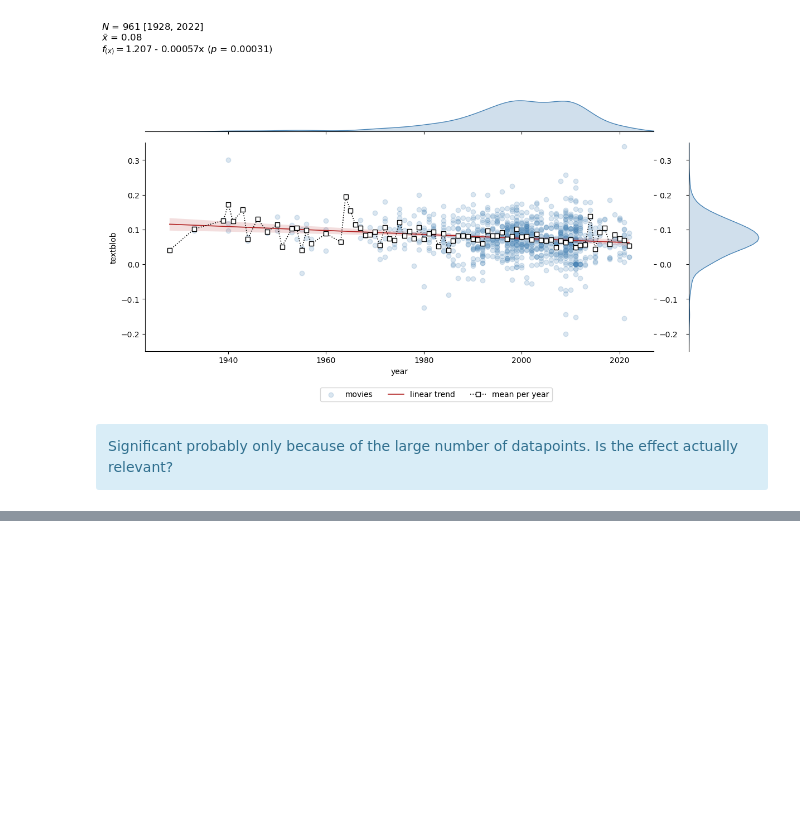
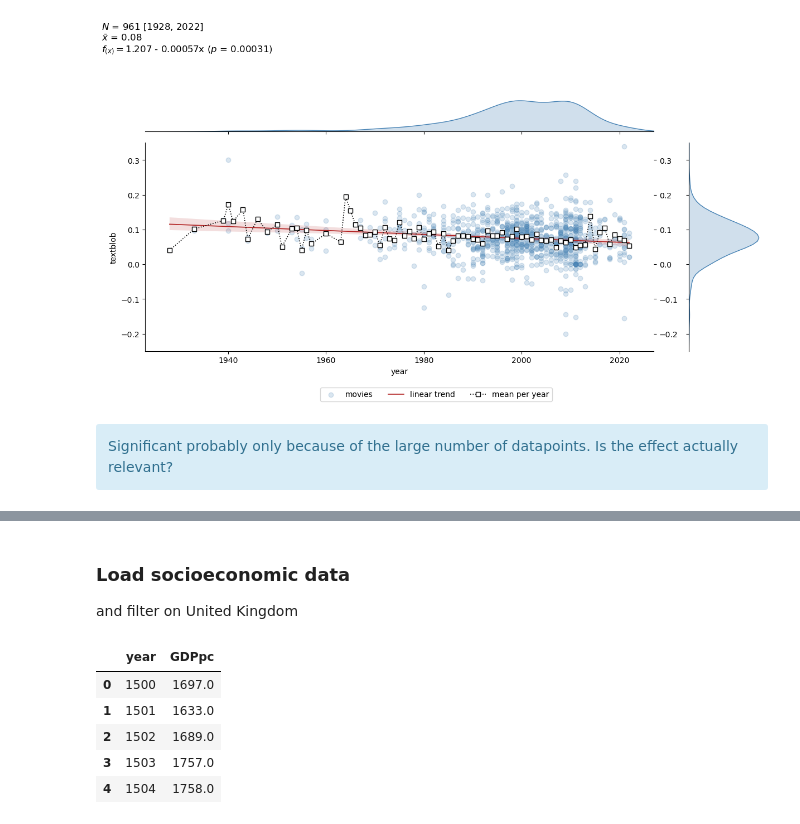
Before and after one commit to dominikpegler/computational-social-sciences, a Jupyter notebook: assignments/Assignment 4 - Socioeconomic analysis.ipynb, the cells around one changed output, grey strips where cells are left out. Drawn from its saved outputs; the diff is of its cells as text; code cells hidden in the pictures; blank space fills up the shorter version.

```diff
--- a/assignments/Assignment 4 - Socioeconomic analysis.ipynb
+++ b/assignments/Assignment 4 - Socioeconomic analysis.ipynb
@@ -250,0 +260,21 @@ g.fig.tight_layout()
+# %% [markdown]
+### Load socioeconomic data
+
+and filter on United Kingdom
+# %%
+df_gdp = pd.read_excel("data/GDPperCapita_Compact.xlsx")
+df_gdp = (
+    df_gdp.loc[df_gdp["country name"] == "United Kingdom"]
+    .drop(["ccode", "country name"], axis=1)
+    .T.reset_index()
+    .rename(columns={"index": "year", 155: "GDPpc"})
+)
+df_gdp.year = df_gdp.year.astype(int)
+df_gdp.head()
+# %% [output]
+|  | year | GDPpc |
+| 0 | 1500 | 1697.0 |
+| 1 | 1501 | 1633.0 |
+| 2 | 1502 | 1689.0 |
+| 3 | 1503 | 1757.0 |
+| 4 | 1504 | 1758.0 |
```
Also changed, not shown: parts of 29 cells of this notebook, 1 other file.
